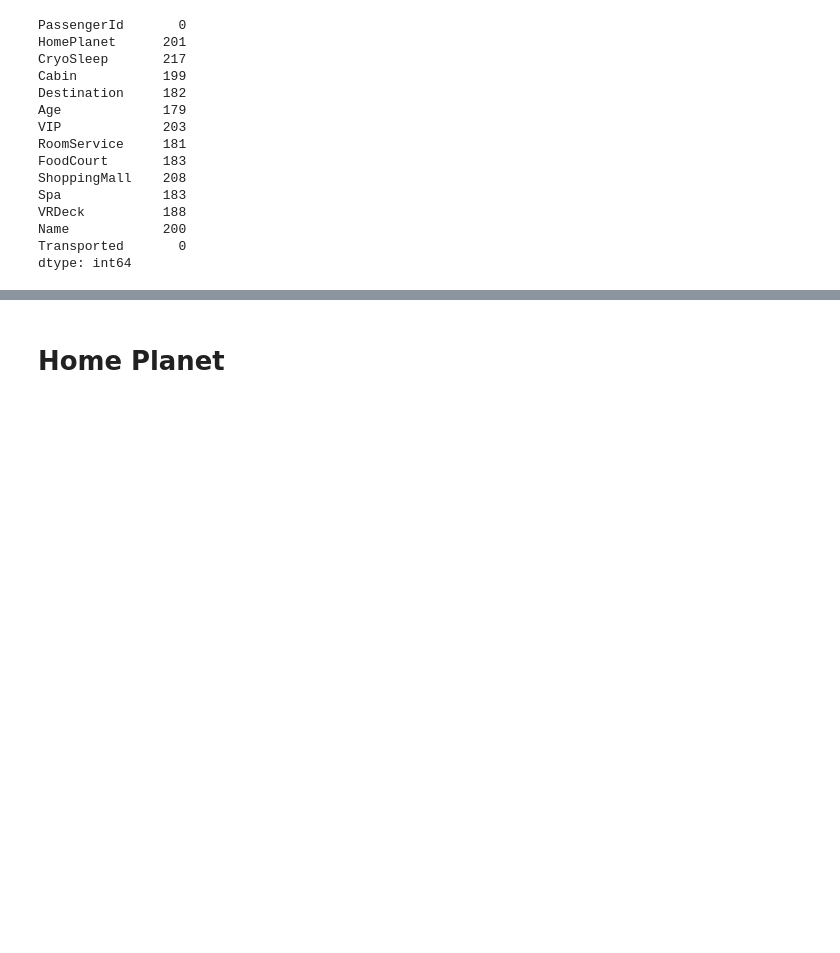
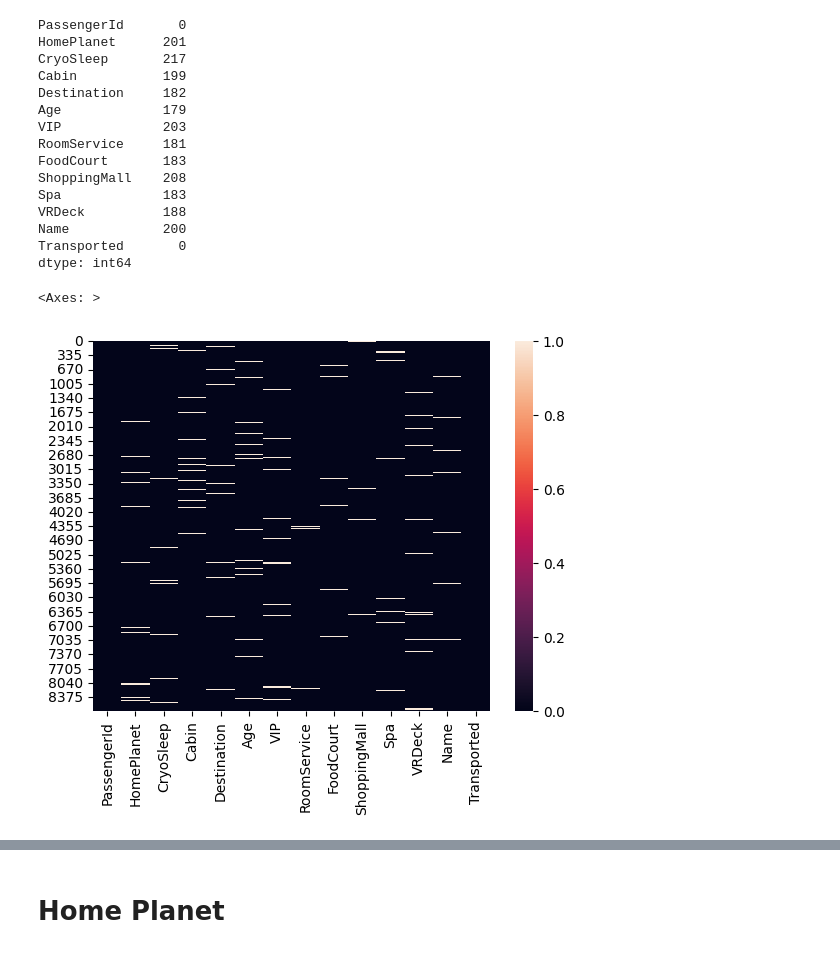
Before and after one commit to Violet0222/spaceship-titanic-kaggle, a Jupyter notebook: data_cleaning/data_cleaning.ipynb, the cells around one changed output, grey strips where cells are left out. Drawn from its saved outputs; the diff is of its cells as text; code cells hidden in the pictures; blank space fills up the shorter version.

```diff
--- a/data_cleaning/data_cleaning.ipynb
+++ b/data_cleaning/data_cleaning.ipynb
@@ -58,6 +60,11 @@ VRDeck          188
 Name            200
 Transported       0
 dtype: int64
+# %%
+sns.heatmap(df.isna())
+# %% [output]
+<Axes: >
+[figure, added]
 # %%
 df['passenger_group'] = df['PassengerId'].str.split('_', n=1, expand=True)[0]
 df['passenger_number_in_group'] = df['PassengerId'].str.split('_', n=1, expand=True)[1]
```
Also changed, not shown: parts of 24 cells of this notebook, 2 other files.
